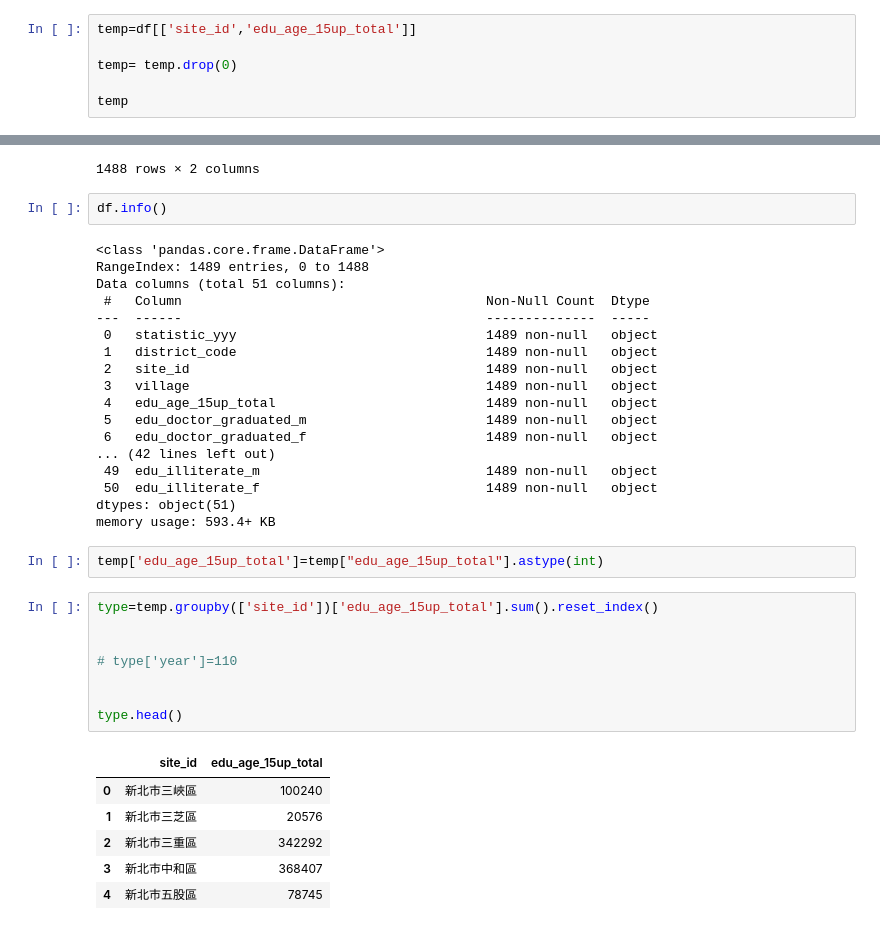
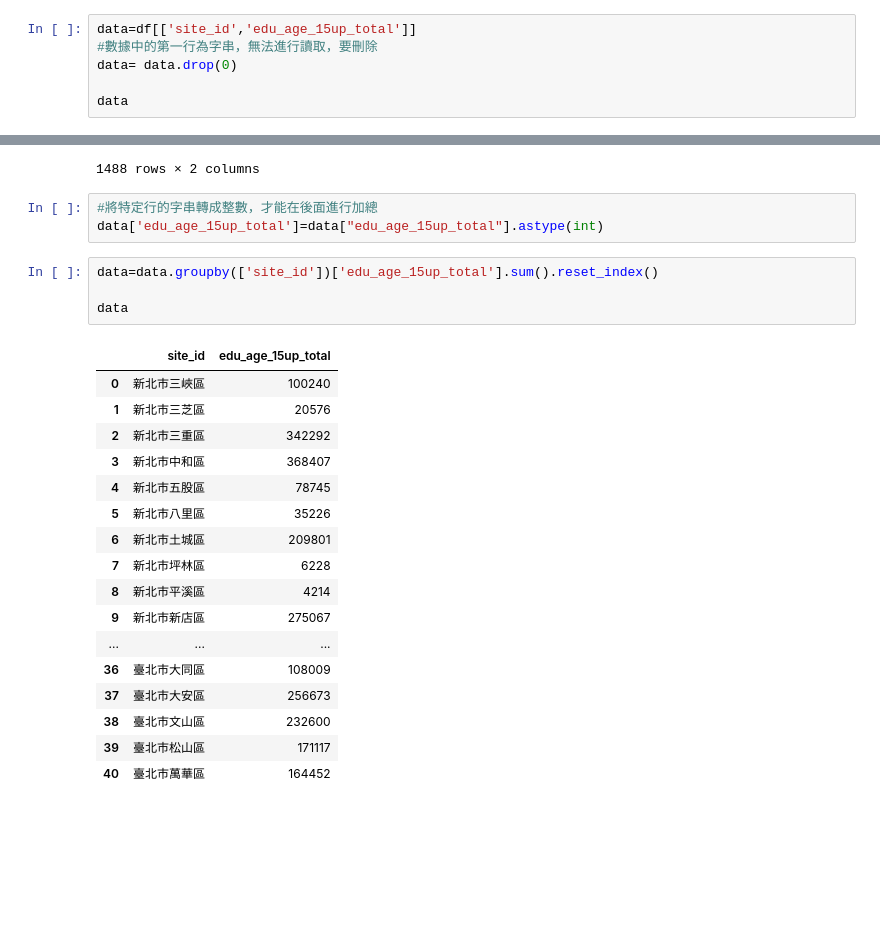
Before and after one commit to Shawn0604/LAT, a Jupyter notebook: week2_homework.ipynb, the cells around one changed output, grey strips where cells are left out. Cells and saved outputs as stored; diff of their text form; blank space fills up the shorter version.

```diff
--- a/week2_homework.ipynb
+++ b/week2_homework.ipynb
@@ -39,11 +39,11 @@ df
 | 1488 | 109 | 63000120042 | 臺北市北投區 | 湖田里 | 861 | 2 | ... |
 1489 rows × 51 columns
 # %%
-temp=df[['site_id','edu_age_15up_total']]
+data=df[['site_id','edu_age_15up_total']]
+#數據中的第一行為字串，無法進行讀取，要刪除
+data= data.drop(0)
 
-temp= temp.drop(0)
-
-temp
+data
 # %% [output]
 |  | site_id | edu_age_15up_total |
 | 1 | 新北市板橋區 | 1455 |
@@ -58,41 +58,29 @@ temp
 | 1487 | 臺北市北投區 | 1145 |
 | 1488 | 臺北市北投區 | 861 |
 1488 rows × 2 columns
-# %%
-df.info()
-# %% [output]
-<class 'pandas.core.frame.DataFrame'>
-RangeIndex: 1489 entries, 0 to 1488
-Data columns (total 51 columns):
- #   Column                                       Non-Null Count  Dtype
----  ------                                       --------------  -----
- 0   statistic_yyy                                1489 non-null   object
- 1   district_code                                1489 non-null   object
- 2   site_id                                      1489 non-null   object
- 3   village                                      1489 non-null   object
- 4   edu_age_15up_total                           1489 non-null   object
- 5   edu_doctor_graduated_m                       1489 non-null   object
- 6   edu_doctor_graduated_f                       1489 non-null   object
-... (42 lines left out)
- 49  edu_illiterate_m                             1489 non-null   object
- 50  edu_illiterate_f                             1489 non-null   object
-dtypes: object(51)
-memory usage: 593.4+ KB
 # %%
-temp['edu_age_15up_total']=temp["edu_age_15up_total"].astype(int)
+#將特定行的字串轉成整數，才能在後面進行加總
+data['edu_age_15up_total']=data["edu_age_15up_total"].astype(int)
 # %%
-type=temp.groupby(['site_id'])['edu_age_15up_total'].sum().reset_index()
+data=data.groupby(['site_id'])['edu_age_15up_total'].sum().reset_index()
 
-
-# type['year']=110
-
-
-type.head()
+data
 # %% [output]
 |  | site_id | edu_age_15up_total |
 | 0 | 新北市三峽區 | 100240 |
 | 1 | 新北市三芝區 | 20576 |
 | 2 | 新北市三重區 | 342292 |
 | 3 | 新北市中和區 | 368407 |
 | 4 | 新北市五股區 | 78745 |
+| 5 | 新北市八里區 | 35226 |
+| 6 | 新北市土城區 | 209801 |
+| 7 | 新北市坪林區 | 6228 |
+| 8 | 新北市平溪區 | 4214 |
+| 9 | 新北市新店區 | 275067 |
+| ... | ... | ... |
+| 36 | 臺北市大同區 | 108009 |
+| 37 | 臺北市大安區 | 256673 |
+| 38 | 臺北市文山區 | 232600 |
+| 39 | 臺北市松山區 | 171117 |
+| 40 | 臺北市萬華區 | 164452 |
 # %%
```
Also changed, not shown: parts of 2 cells of this notebook.
